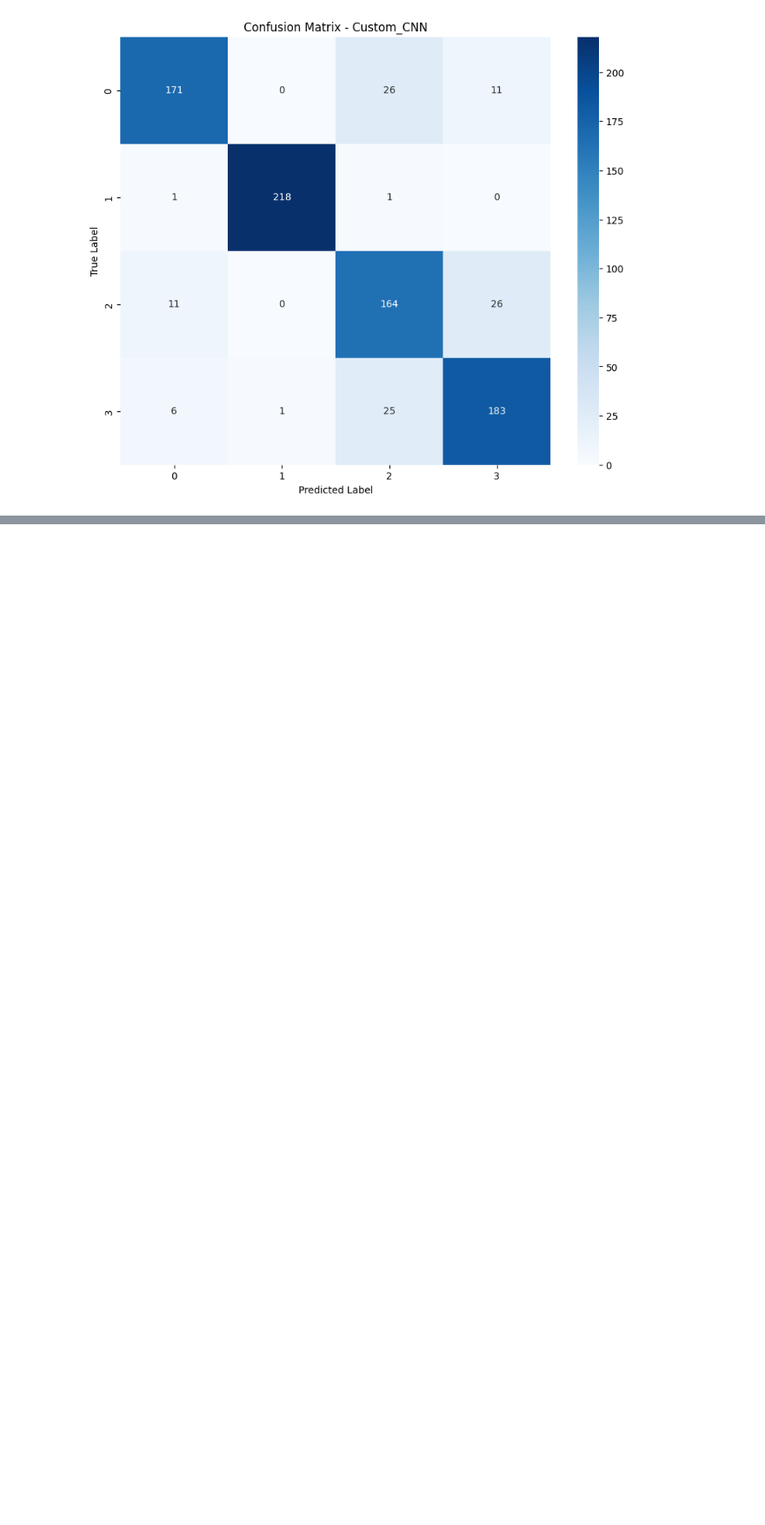
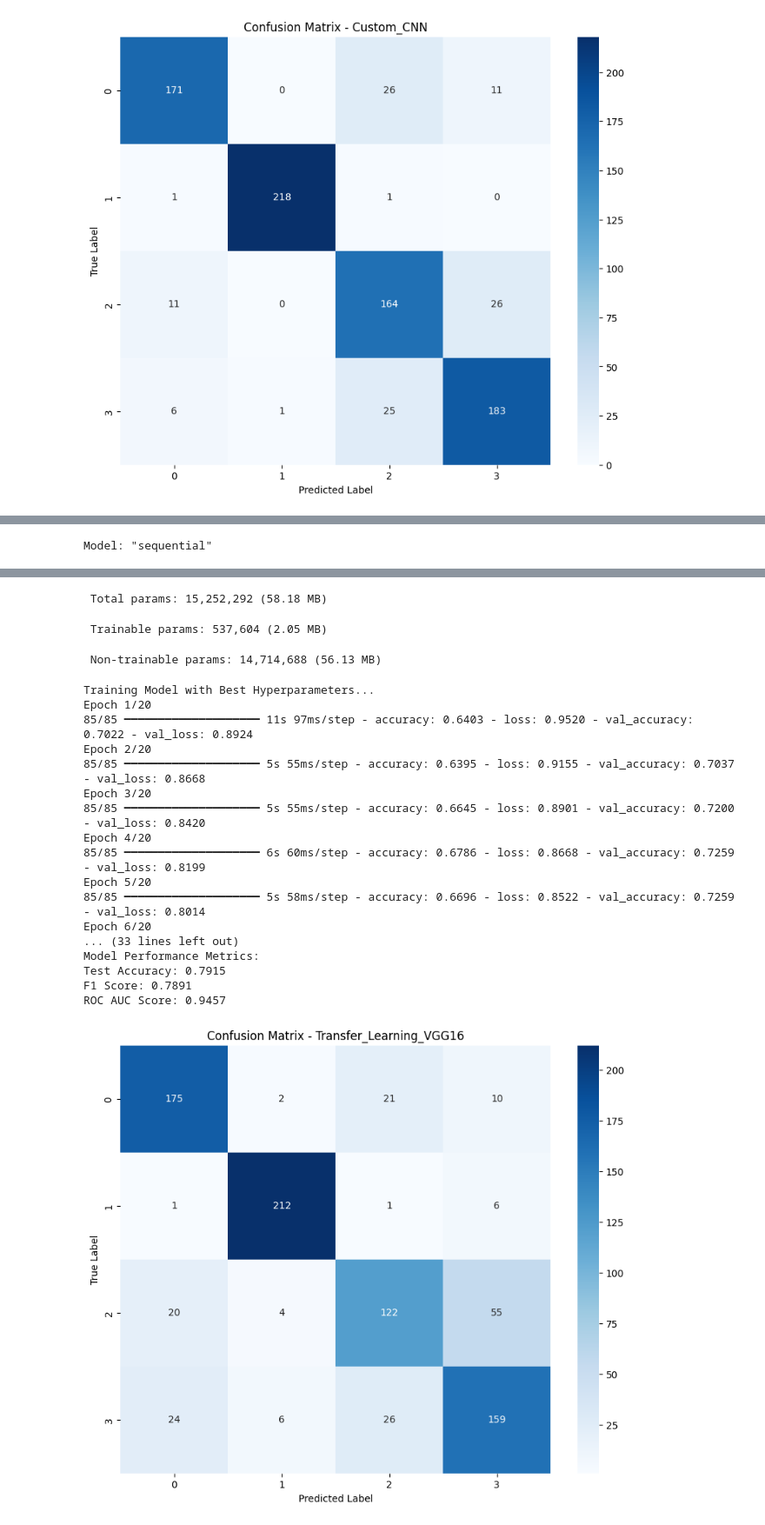
Before and after one commit to Naveenbsm/Deep-Learning-Applications-in-Retinal-Disease-Detection, a Jupyter notebook: H_Deep_Learning_Applications_in_Retinal_Disease_Detection.ipynb, the cells around one changed output, grey strips where cells are left out. Shown at 87% size. Saved outputs shown, nothing was run; the diff lists cells and outputs as text; code cells hidden in the pictures; blank space fills up the shorter version.

```diff
--- a/H_Deep_Learning_Applications_in_Retinal_Disease_Detection.ipynb
+++ b/H_Deep_Learning_Applications_in_Retinal_Disease_Detection.ipynb
@@ -578,3 +578,13 @@ Test Accuracy: 0.8720
 F1 Score: 0.8728
 ROC AUC Score: 0.9712
 [figure]
+# %%
+# 2. Train and Evaluate Transfer Learning Model
+print("\nProcessing Transfer Learning Model...")
+transfer_model, transfer_history = train_and_evaluate_single_model(
+    create_transfer_learning_model,
+    "Transfer_Learning_VGG16",
+    X_train, X_test,
+    y_train, y_test
+)
+# %% [output]
@@ -580,0 +605 @@ ROC AUC Score: 0.9712
+Model: "sequential"
@@ -580,0 +623,21 @@ ROC AUC Score: 0.9712
+ Total params: 15,252,292 (58.18 MB)
+ Trainable params: 537,604 (2.05 MB)
+ Non-trainable params: 14,714,688 (56.13 MB)
+Training Model with Best Hyperparameters...
+Epoch 1/20
+85/85 ━━━━━━━━━━━━━━━━━━━━ 11s 97ms/step - accuracy: 0.6403 - loss: 0.9520 - val_accuracy: 0.7022 - val_loss: 0.8924
+Epoch 2/20
+85/85 ━━━━━━━━━━━━━━━━━━━━ 5s 55ms/step - accuracy: 0.6395 - loss: 0.9155 - val_accuracy: 0.7037 - val_loss: 0.8668
+Epoch 3/20
+85/85 ━━━━━━━━━━━━━━━━━━━━ 5s 55ms/step - accuracy: 0.6645 - loss: 0.8901 - val_accuracy: 0.7200 - val_loss: 0.8420
+Epoch 4/20
+85/85 ━━━━━━━━━━━━━━━━━━━━ 6s 60ms/step - accuracy: 0.6786 - loss: 0.8668 - val_accuracy: 0.7259 - val_loss: 0.8199
+Epoch 5/20
+85/85 ━━━━━━━━━━━━━━━━━━━━ 5s 58ms/step - accuracy: 0.6696 - loss: 0.8522 - val_accuracy: 0.7259 - val_loss: 0.8014
+Epoch 6/20
+... (33 lines left out)
+Model Performance Metrics:
+Test Accuracy: 0.7915
+F1 Score: 0.7891
+ROC AUC Score: 0.9457
+[figure, added]
```
Also changed, not shown: parts of 1 cell of this notebook.
